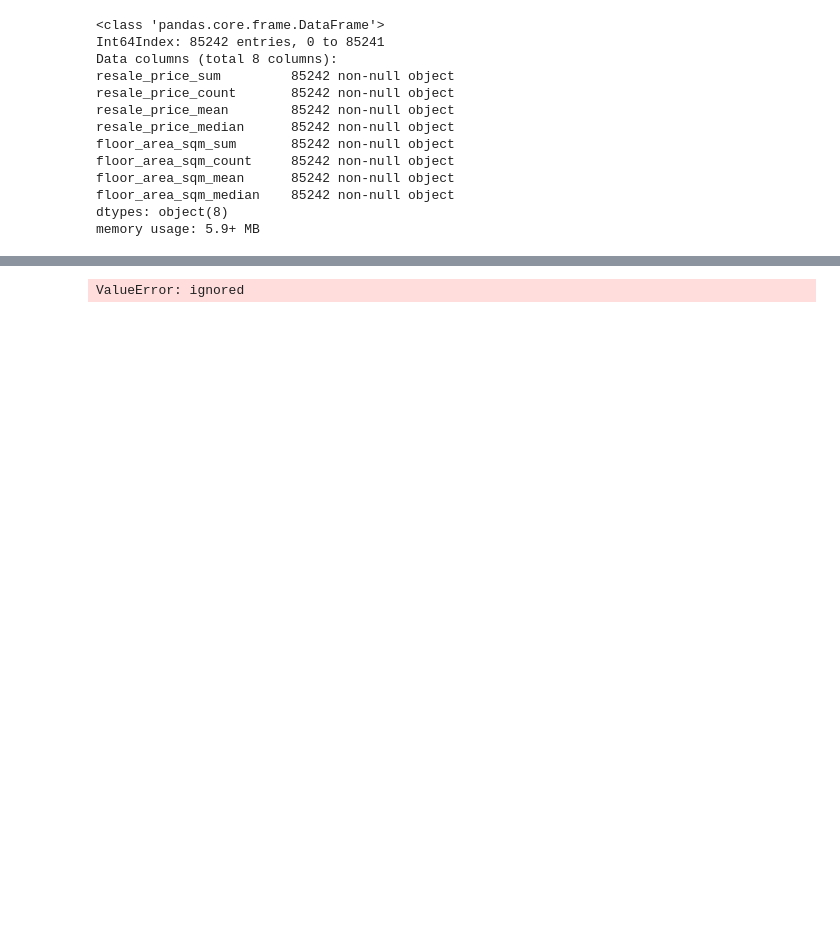
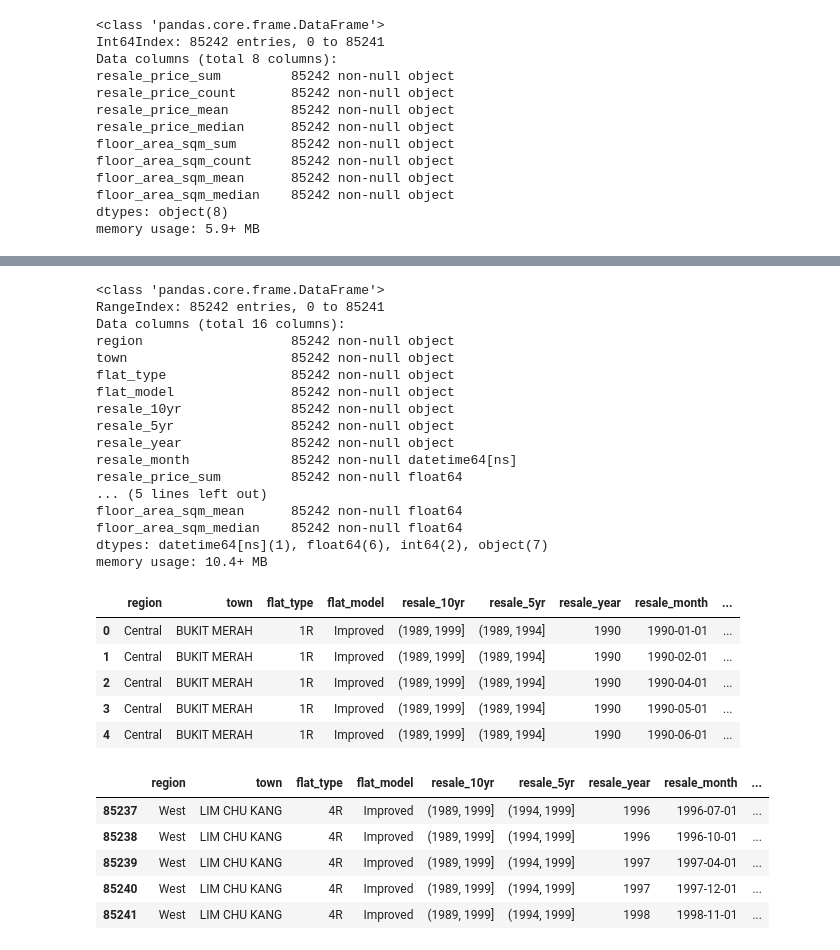
Before and after one commit to ravi-gopalan/singapore_hdb_price_analysis, a Jupyter notebook: singapore_hdb_resale_transactions.ipynb, the cells around one changed output, grey strips where cells are left out. Cells and saved outputs as stored; diff of their text form; code cells hidden in the pictures; blank space fills up the shorter version.

```diff
--- a/singapore_hdb_resale_transactions.ipynb
+++ b/singapore_hdb_resale_transactions.ipynb
@@ -1018,0 +1056,5 @@ memory usage: 5.9+ MB
+# %%
+df_grouped_updated_2 = df_grouped_updated_2.convert_objects(convert_numeric=True)
+
+df_grouped_updated_2.dtypes
+df_grouped_updated_2.info()
@@ -1019,8 +1088,36 @@ memory usage: 5.9+ MB
 # %%
-df_grouped_updated = pd.concat([df_grouped_updated_1, df_grouped_updated_2],\
+df_updated = pd.concat([df_grouped_updated_1, df_grouped_updated_2],\
                                axis=1)
-df_grouped_updated.info()
-df_grouped_updated.head()
-df_grouped_updated.tail()
+df_updated.info()
+df_updated.head()
+df_updated.tail()
 # %% [output]
-ValueError: ignored
+<class 'pandas.core.frame.DataFrame'>
+RangeIndex: 85242 entries, 0 to 85241
+Data columns (total 16 columns):
+region                   85242 non-null object
+town                     85242 non-null object
+flat_type                85242 non-null object
+flat_model               85242 non-null object
+resale_10yr              85242 non-null object
+resale_5yr               85242 non-null object
+resale_year              85242 non-null object
+resale_month             85242 non-null datetime64[ns]
+resale_price_sum         85242 non-null float64
+... (5 lines left out)
+floor_area_sqm_mean      85242 non-null float64
+floor_area_sqm_median    85242 non-null float64
+dtypes: datetime64[ns](1), float64(6), int64(2), object(7)
+memory usage: 10.4+ MB
+|  | region | town | flat_type | flat_model | resale_10yr | resale_5yr | resale_year | resale_month | ... |
+| 0 | Central | BUKIT MERAH | 1R | Improved | (1989, 1999] | (1989, 1994] | 1990 | 1990-01-01 | ... |
+| 1 | Central | BUKIT MERAH | 1R | Improved | (1989, 1999] | (1989, 1994] | 1990 | 1990-02-01 | ... |
+| 2 | Central | BUKIT MERAH | 1R | Improved | (1989, 1999] | (1989, 1994] | 1990 | 1990-04-01 | ... |
+| 3 | Central | BUKIT MERAH | 1R | Improved | (1989, 1999] | (1989, 1994] | 1990 | 1990-05-01 | ... |
+| 4 | Central | BUKIT MERAH | 1R | Improved | (1989, 1999] | (1989, 1994] | 1990 | 1990-06-01 | ... |
+|  | region | town | flat_type | flat_model | resale_10yr | resale_5yr | resale_year | resale_month | ... |
+| 85237 | West | LIM CHU KANG | 4R | Improved | (1989, 1999] | (1994, 1999] | 1996 | 1996-07-01 | ... |
+| 85238 | West | LIM CHU KANG | 4R | Improved | (1989, 1999] | (1994, 1999] | 1996 | 1996-10-01 | ... |
+| 85239 | West | LIM CHU KANG | 4R | Improved | (1989, 1999] | (1994, 1999] | 1997 | 1997-04-01 | ... |
+| 85240 | West | LIM CHU KANG | 4R | Improved | (1989, 1999] | (1994, 1999] | 1997 | 1997-12-01 | ... |
+| 85241 | West | LIM CHU KANG | 4R | Improved | (1989, 1999] | (1994, 1999] | 1998 | 1998-11-01 | ... |
```
Also changed, not shown: parts of 7 cells of this notebook.
